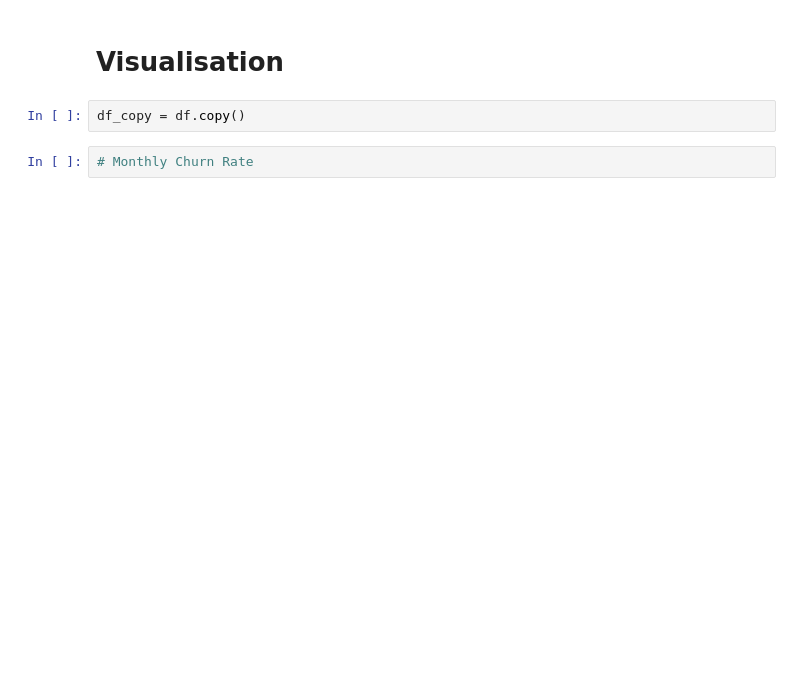
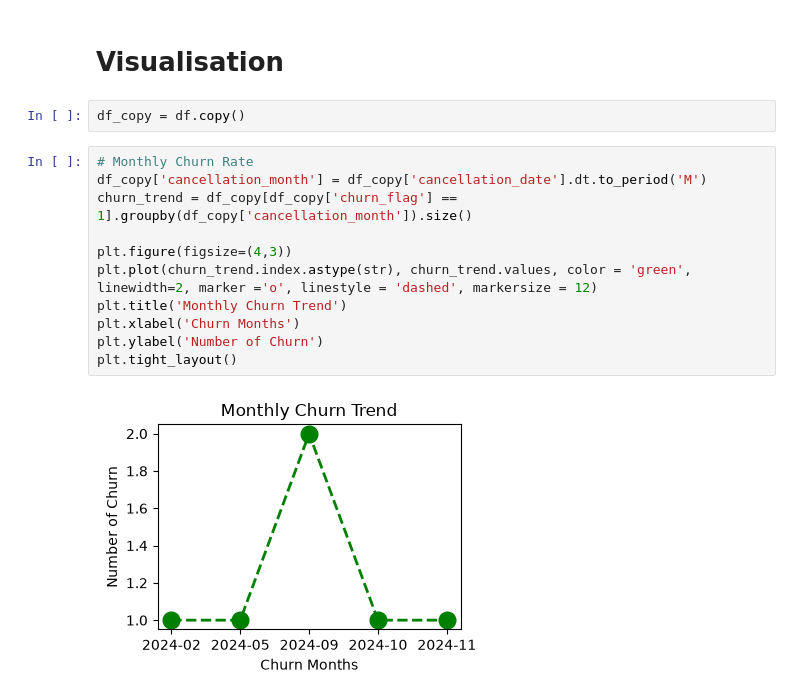
Before and after one commit to abdullahshamshad03/Churn-Analysis, a Jupyter notebook: data_analysis.ipynb, the cells around one changed output. Saved outputs shown, nothing was run; the diff lists cells and outputs as text; blank space fills up the shorter version.

```diff
--- a/data_analysis.ipynb
+++ b/data_analysis.ipynb
@@ -227,3 +212,14 @@ df.tail()
 df_copy = df.copy()
 # %%
 # Monthly Churn Rate
+df_copy['cancellation_month'] = df_copy['cancellation_date'].dt.to_period('M')
+churn_trend = df_copy[df_copy['churn_flag'] == 1].groupby(df_copy['cancellation_month']).size()
+
+plt.figure(figsize=(4,3))
+plt.plot(churn_trend.index.astype(str), churn_trend.values, color = 'green', linewidth=2, marker ='o', linestyle = 'dashed', markersize = 12)
+plt.title('Monthly Churn Trend')
+plt.xlabel('Churn Months')
+plt.ylabel('Number of Churn')
+plt.tight_layout()
+# %% [output]
+[figure, added]
```
Also changed, not shown: parts of 14 cells of this notebook.
